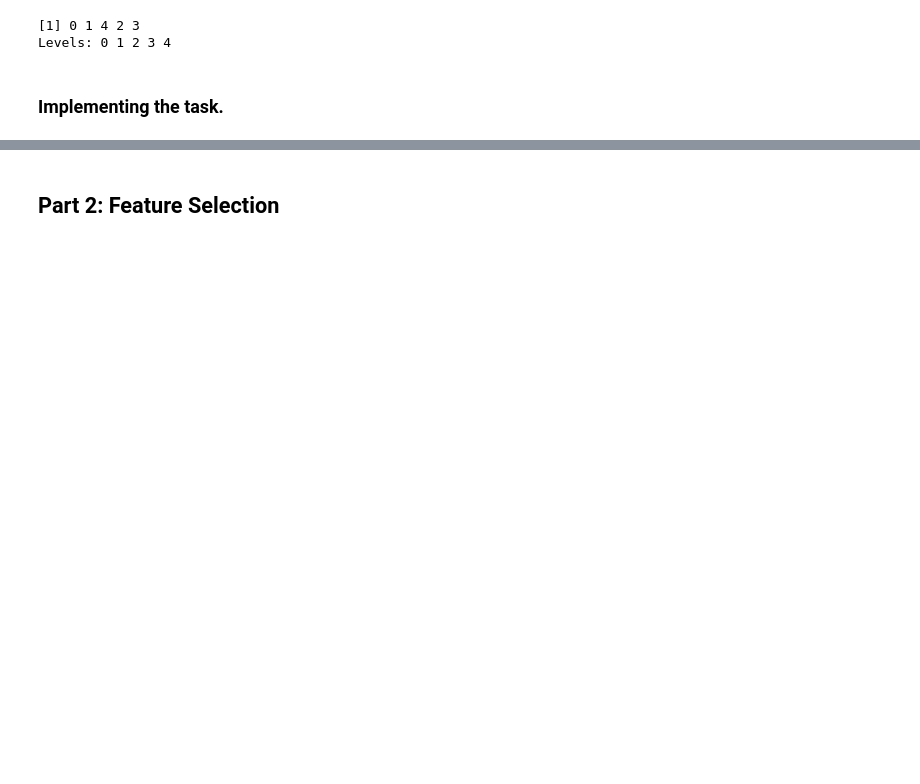
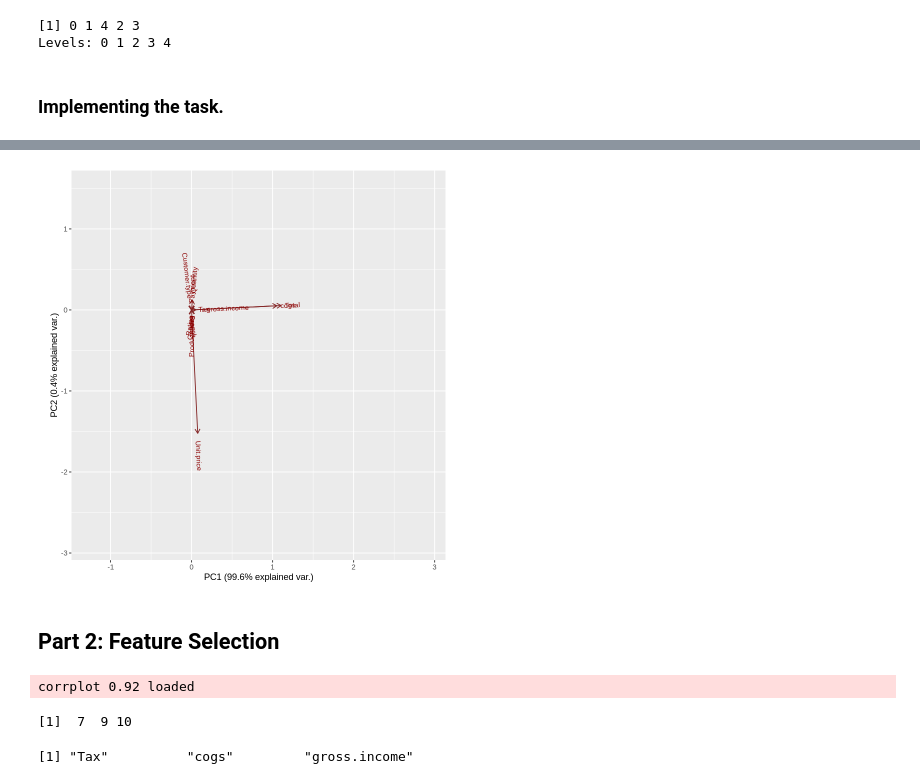
Before and after one commit to mburu-mwangi/carrefour-assessment, a Jupyter notebook: Carrefour_R_analysis_rmd.ipynb, the cells around one changed output, grey strips where cells are left out. Cells and saved outputs as stored; diff of their text form; code cells hidden in the pictures; blank space fills up the shorter version.

```diff
--- a/Carrefour_R_analysis_rmd.ipynb
+++ b/Carrefour_R_analysis_rmd.ipynb
@@ -279,4 +305,7 @@ Levels: 0 1 2 3 4
 # %%
-df1.pca <- prcomp(df1[,c(2:8,11:16)], center = TRUE, scale. = TRUE)
+# performing the pca to the dataframe
+#
+
+df1.pca <- prcomp(df1[,c(2:8,11,12,14,15,16)], center = TRUE)
 summary(df1.pca)
 # %% [output]
@@ -284,2 +323,8 @@ ERROR: ignored
+# %%
+# plotting to get a visual on the variables that we can use (reduce to)
+#
+ggbiplot(df1.pca,obs.scale = 0.00001, var.scale = 0.00001,alpha = 0)
+# %% [output]
+[figure, added]
 # %% [markdown]
 ## Part 2: Feature Selection
@@ -285,0 +338,27 @@ ERROR: ignored
+# %%
+# Installing and loading the corrplot package for plotting
+#
+suppressWarnings(
+        suppressMessages(if
+                         (!require(corrplot, quietly=TRUE))
+                install.packages("corrplot")))
+library(corrplot)
+# %% [output]
+corrplot 0.92 loaded
+# %%
+# Calculating the correlation matrix
+#
+correlationMatrix <- cor(a)
+
+# Find attributes that are highly correlated
+#
+highlyCorrelated <- findCorrelation(correlationMatrix, cutoff=0.75)
+
+# Highly correlated attributes
+#
+highlyCorrelated
+
+names(a[,highlyCorrelated])
+# %% [output]
+[1]  7  9 10
+[1] "Tax"          "cogs"         "gross.income"
```
Also changed, not shown: parts of 16 cells of this notebook.
